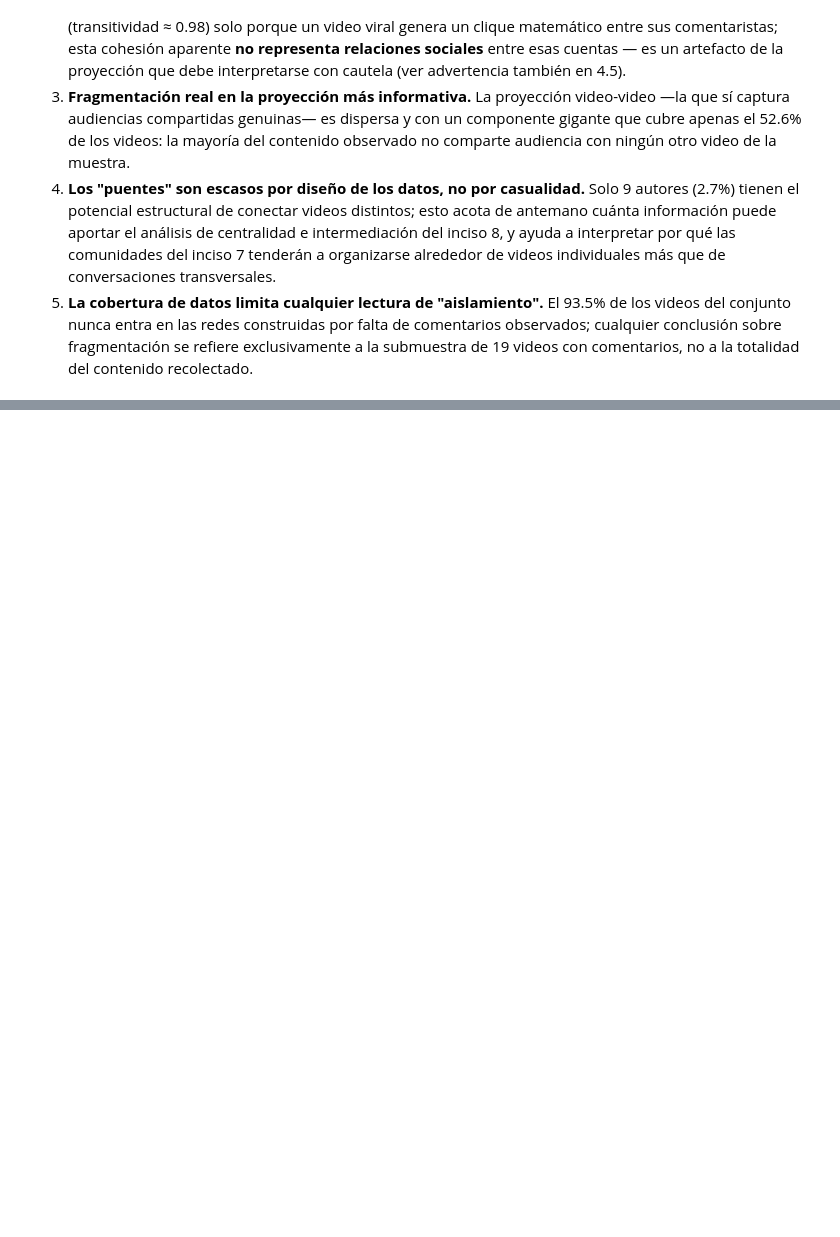
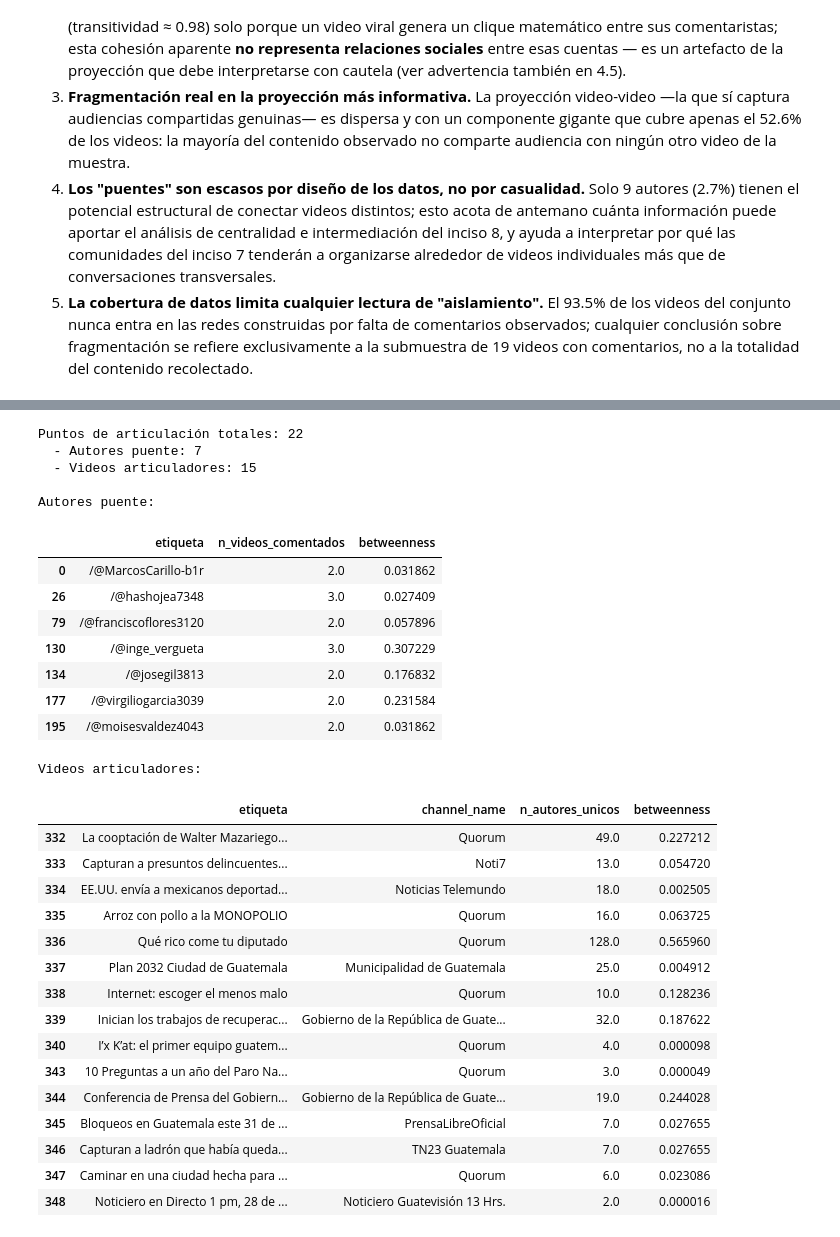
Before and after one commit to Ikeel04/Labs-DS, a Jupyter notebook: Lab6/Laboratorio6.ipynb, the cells around one changed output, grey strips where cells are left out. Saved outputs shown, nothing was run; the diff lists cells and outputs as text; code cells hidden in the pictures; blank space fills up the shorter version.

```diff
--- a/Lab6/Laboratorio6.ipynb
+++ b/Lab6/Laboratorio6.ipynb
@@ -2262,0 +2425,12 @@ Integrando los resultados de 6.1–6.3, el conjunto de datos describe una red de
+# %%
+grado_bip = nx.degree_centrality(G_bip)
+betweenness_bip = nx.betweenness_centrality(G_bip, weight="weight", normalized=True)
+pagerank_bip = nx.pagerank(G_bip, weight="weight")
+
+centralidad = tabla_nodos.copy()
+centralidad["grado_centralidad"] = centralidad["node_id"].map(grado_bip)
+centralidad["betweenness"] = centralidad["node_id"].map(betweenness_bip)
+centralidad["pagerank"] = centralidad["node_id"].map(pagerank_bip)
+
+centralidad.to_csv("data/red_bipartita_centralidad.csv", index=False)
+centralidad.head()
@@ -2262,0 +2508,52 @@ Integrando los resultados de 6.1–6.3, el conjunto de datos describe una red de
+# %%
+# Puntos de articulación: nodos cuya eliminación fragmenta la red
+# (definición operacional exacta de "puente": si se quita, la red se segmenta)
+puntos_articulacion = list(nx.articulation_points(G_bip))
+
+autores_puente = [n for n in puntos_articulacion if G_bip.nodes[n]["tipo"] == "autor"]
+videos_articuladores = [n for n in puntos_articulacion if G_bip.nodes[n]["tipo"] == "video"]
+
+print(f"Puntos de articulación totales: {len(puntos_articulacion)}")
+print(f"  - Autores puente: {len(autores_puente)}")
+print(f"  - Videos articuladores: {len(videos_articuladores)}")
+
+if autores_puente:
+    print("\nAutores puente:")
+    display(centralidad[centralidad["node_id"].isin(autores_puente)]
+            [["etiqueta", "n_videos_comentados", "betweenness"]])
+
+if videos_articuladores:
+    print("\nVideos articuladores:")
+    display(centralidad[centralidad["node_id"].isin(videos_articuladores)]
+            [["etiqueta", "channel_name", "n_autores_unicos", "betweenness"]])
+# %% [output]
+Puntos de articulación totales: 22
+  - Autores puente: 7
+  - Videos articuladores: 15
+
+Autores puente:
+|  | etiqueta | n_videos_comentados | betweenness |
+| 0 | /@MarcosCarillo-b1r | 2.0 | 0.031862 |
+| 26 | /@hashojea7348 | 3.0 | 0.027409 |
+| 79 | /@franciscoflores3120 | 2.0 | 0.057896 |
+| 130 | /@inge_vergueta | 3.0 | 0.307229 |
+| 134 | /@josegil3813 | 2.0 | 0.176832 |
+| 177 | /@virgiliogarcia3039 | 2.0 | 0.231584 |
+| 195 | /@moisesvaldez4043 | 2.0 | 0.031862 |
+Videos articuladores:
+|  | etiqueta | channel_name | n_autores_unicos | betweenness |
+| 332 | La cooptación de Walter Mazariego... | Quorum | 49.0 | 0.227212 |
+| 333 | Capturan a presuntos delincuentes... | Noti7 | 13.0 | 0.054720 |
+| 334 | EE.UU. envía a mexicanos deportad... | Noticias Telemundo | 18.0 | 0.002505 |
+| 335 | Arroz con pollo a la MONOPOLIO | Quorum | 16.0 | 0.063725 |
+| 336 | Qué rico come tu diputado | Quorum | 128.0 | 0.565960 |
+| 337 | Plan 2032 Ciudad de Guatemala | Municipalidad de Guatemala | 25.0 | 0.004912 |
+| 338 | Internet: escoger el menos malo | Quorum | 10.0 | 0.128236 |
+| 339 | Inician los trabajos de recuperac... | Gobierno de la República de Guate... | 32.0 | 0.187622 |
+| 340 | I’x K’at: el primer equipo guatem... | Quorum | 4.0 | 0.000098 |
+| 343 | 10 Preguntas a un año del Paro Na... | Quorum | 3.0 | 0.000049 |
+| 344 | Conferencia de Prensa del Gobiern... | Gobierno de la República de Guate... | 19.0 | 0.244028 |
+| 345 | Bloqueos en Guatemala este 31 de ... | PrensaLibreOficial | 7.0 | 0.027655 |
+| 346 | Capturan a ladrón que había queda... | TN23 Guatemala | 7.0 | 0.027655 |
+| 347 | Caminar en una ciudad hecha para ... | Quorum | 6.0 | 0.023086 |
+| 348 | Noticiero en Directo 1 pm, 28 de ... | Noticiero Guatevisión 13 Hrs. | 2.0 | 0.000016 |
```
Also changed, not shown: parts of 46 cells of this notebook.
